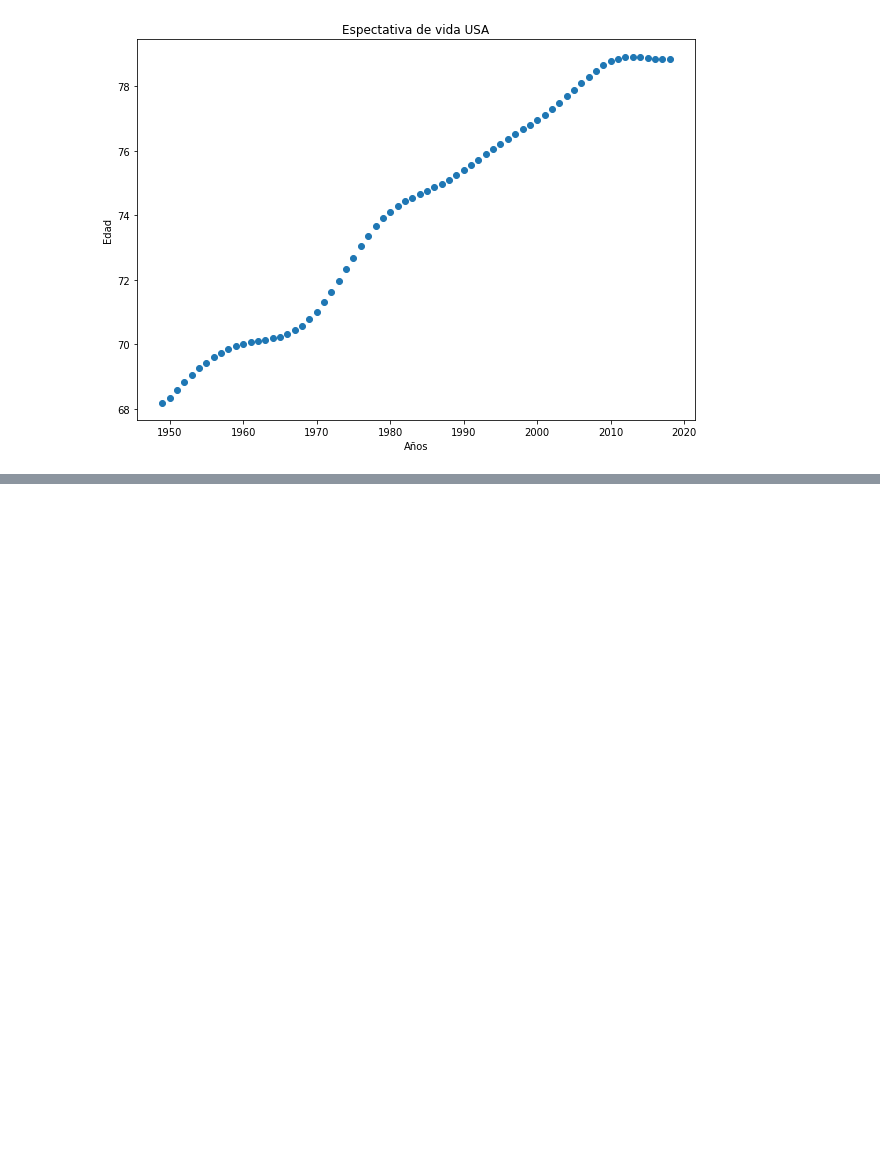
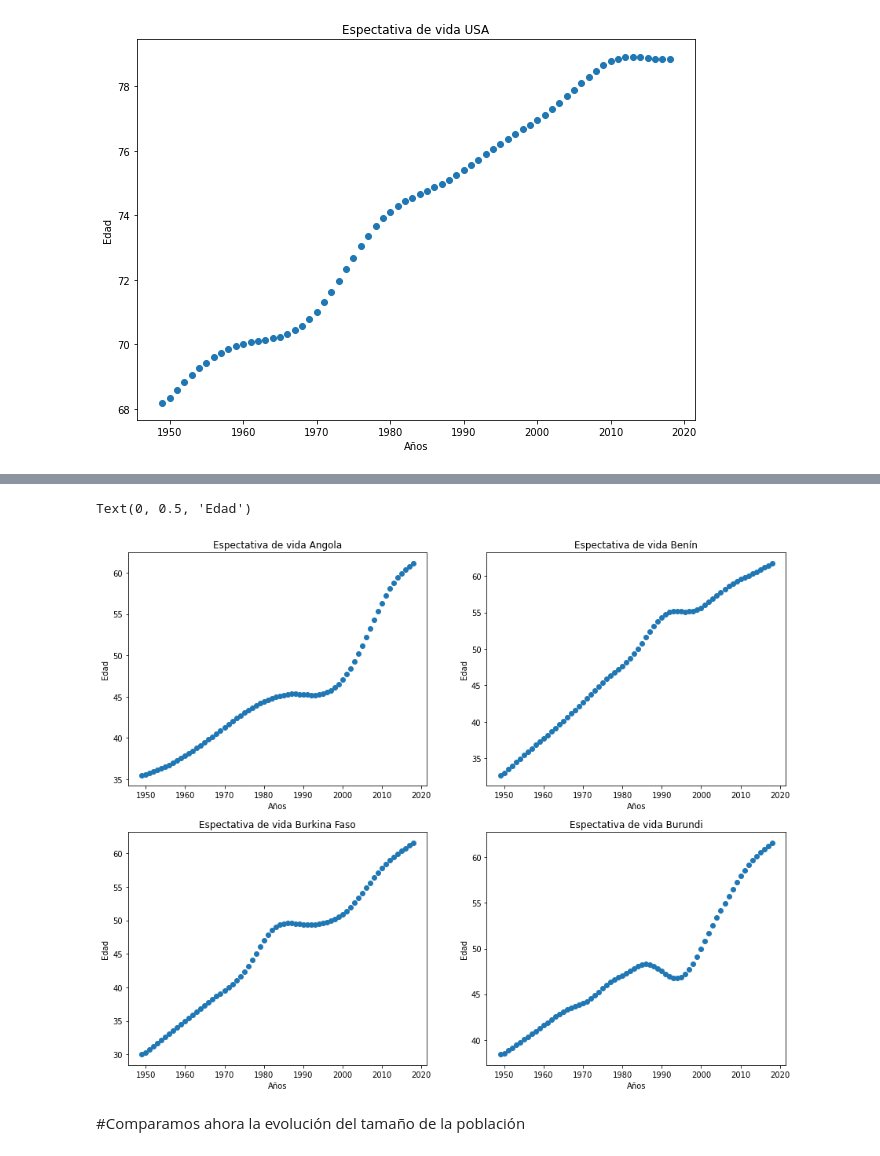
Before and after one commit to jlazo3010/An-lisis_datos, a Jupyter notebook: Expectativa_de_vida.ipynb, the cells around one changed output, grey strips where cells are left out. Cells and saved outputs as stored; diff of their text form; code cells hidden in the pictures; blank space fills up the shorter version.

```diff
--- a/Expectativa_de_vida.ipynb
+++ b/Expectativa_de_vida.ipynb
@@ -243,0 +289,35 @@ Precisión del modelo:
+# %%
+Angola = df[df['Entity'] == 'Angola'] #Filtramos los datos de Angola
+Benín = df[df['Entity'] == 'Benin'] #Filtramos los datos de Benín
+Burkina = df[df['Entity'] == 'Burkina Faso'] #Filtramos los datos de Burkina
+Burundi = df[df['Entity'] == 'Burundi'] #Filtramos los datos de Alemania
+# %%
+figure, axes = plt.subplots(figsize = (15,12))
+plt.subplot(221)
+p1 = plt.scatter(x = range(1949,2019), y = Angola.mean())
+plt.title('Espectativa de vida Angola')
+plt.xlabel('Años')
+plt.ylabel('Edad')
+
+plt.subplot(222)
+p2 = plt.scatter(x = range(1949,2019), y = Benín.mean())
+plt.title('Espectativa de vida Benín')
+plt.xlabel('Años')
+plt.ylabel('Edad')
+
+plt.subplot(223)
+p3 = plt.scatter(x = range(1949,2019), y = Burkina.mean())
+plt.title('Espectativa de vida Burkina Faso')
+plt.xlabel('Años')
+plt.ylabel('Edad')
+
+plt.subplot(224)
+p4 = plt.scatter(x = range(1949,2019), y = Burundi.mean())
+plt.title('Espectativa de vida Burundi')
+plt.xlabel('Años')
+plt.ylabel('Edad')
+# %% [output]
+Text(0, 0.5, 'Edad')
+[figure, added]
+# %% [markdown]
+#Comparamos ahora la evolución del tamaño de la población
```
Also changed, not shown: parts of 41 cells of this notebook.
